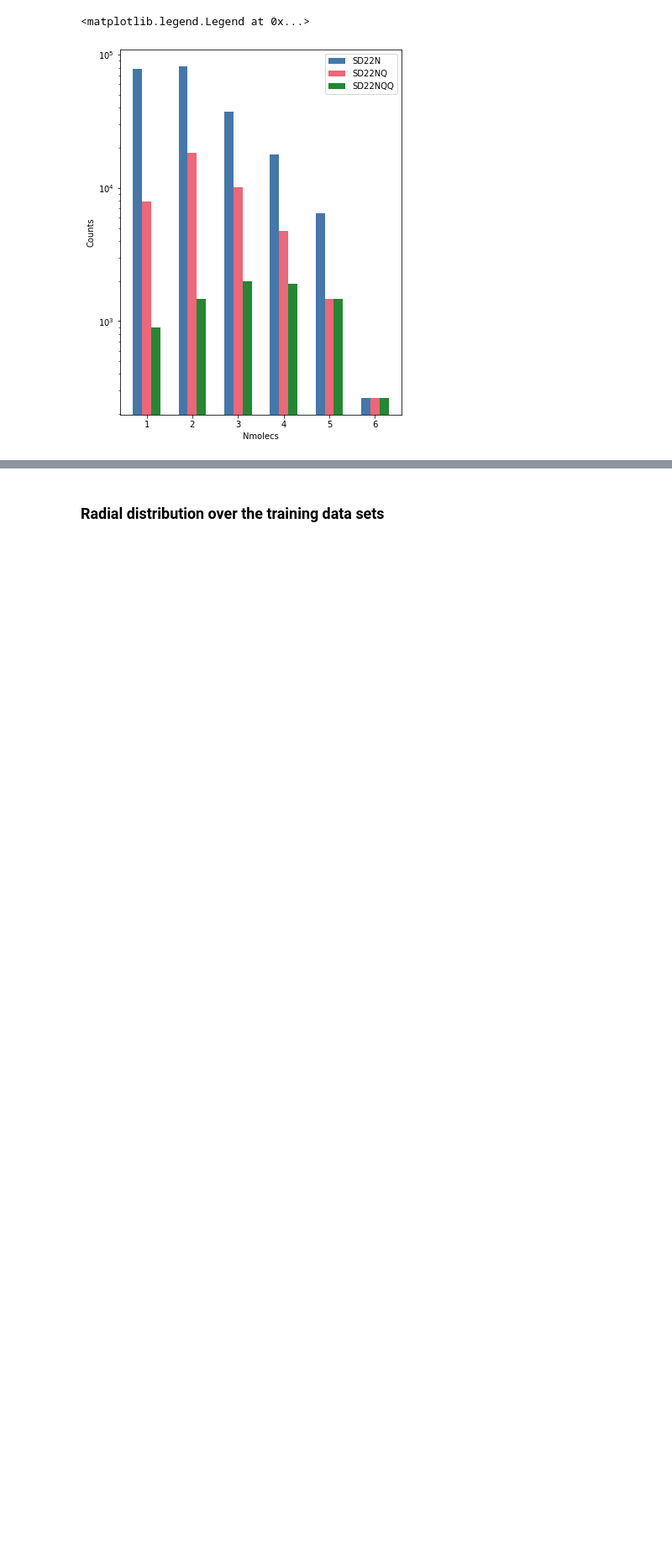
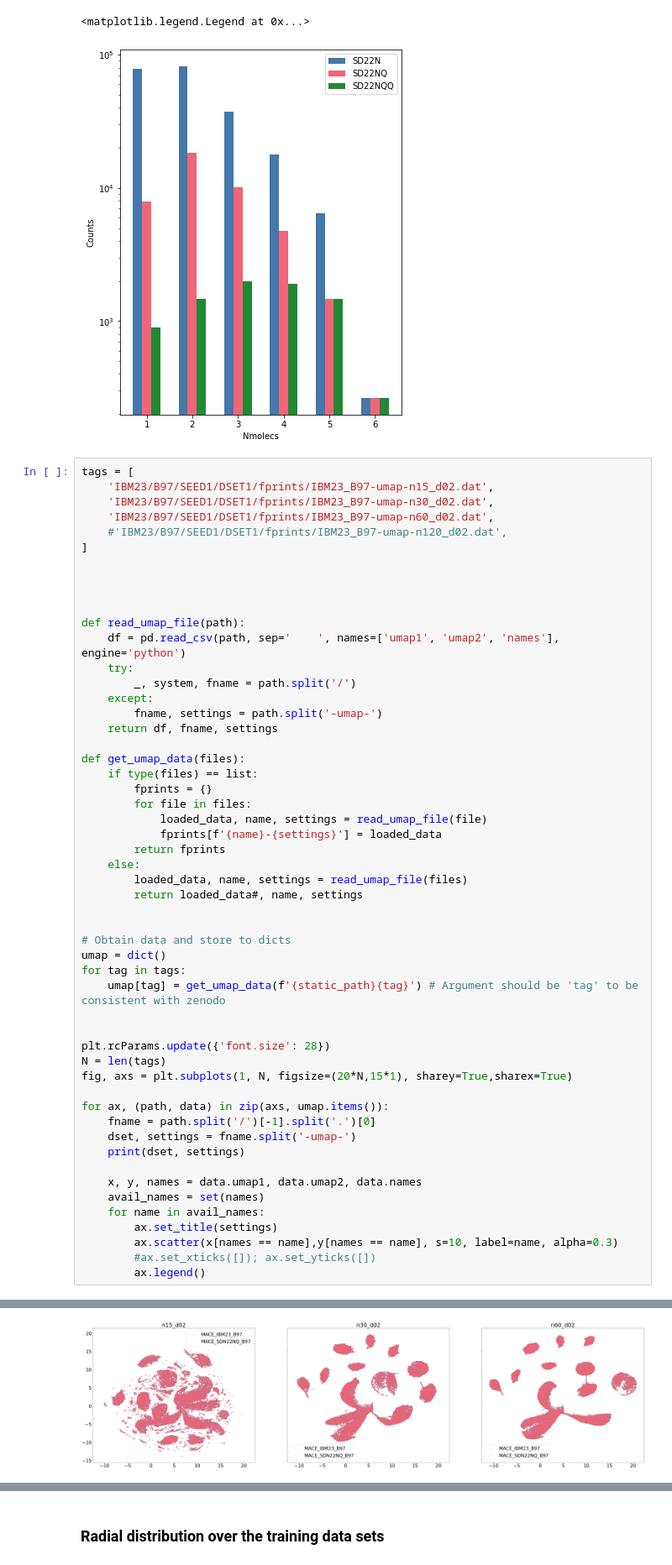
Before and after one commit to imagdau/EC-EMC_diffusion_DFT-MLIP-Data_comparison, a Jupyter notebook: for_paper.ipynb, the cells around one changed output, grey strips where cells are left out. Shown at 84% size. Cells and saved outputs as stored; diff of their text form; blank space fills up the shorter version.

Commit message:
Added some UMAP plots of the IBM23 dataset, evaluated with the IBM23_B97 and SDN22NQ_B97 models (seed1, sample1)

```diff
--- a/for_paper.ipynb
+++ b/for_paper.ipynb
@@ -502,3 +502,57 @@ plt.legend()
 # %% [output]
 <matplotlib.legend.Legend at 0x...>
 [figure]
+# %%
+tags = [
+    'IBM23/B97/SEED1/DSET1/fprints/IBM23_B97-umap-n15_d02.dat',
+    'IBM23/B97/SEED1/DSET1/fprints/IBM23_B97-umap-n30_d02.dat',
+    'IBM23/B97/SEED1/DSET1/fprints/IBM23_B97-umap-n60_d02.dat',
+    #'IBM23/B97/SEED1/DSET1/fprints/IBM23_B97-umap-n120_d02.dat',
+]
+
+
+
+
+def read_umap_file(path):
+    df = pd.read_csv(path, sep='    ', names=['umap1', 'umap2', 'names'], engine='python')
+    try:
+        _, system, fname = path.split('/')
+    except:
+        fname, settings = path.split('-umap-')
+    return df, fname, settings
+
+def get_umap_data(files):
+    if type(files) == list:
+        fprints = {}
+        for file in files:
+            loaded_data, name, settings = read_umap_file(file)
+            fprints[f'{name}-{settings}'] = loaded_data
+        return fprints
+    else:
+        loaded_data, name, settings = read_umap_file(files)
+        return loaded_data#, name, settings
+
+
+# Obtain data and store to dicts
+umap = dict()
+for tag in tags:
+    umap[tag] = get_umap_data(f'{static_path}{tag}') # Argument should be 'tag' to be consistent with zenodo
+
+
+plt.rcParams.update({'font.size': 28})
+N = len(tags)
+fig, axs = plt.subplots(1, N, figsize=(20*N,15*1), sharey=True,sharex=True)
+
+for ax, (path, data) in zip(axs, umap.items()):
+    fname = path.split('/')[-1].split('.')[0]
+    dset, settings = fname.split('-umap-')
+    print(dset, settings)
+
+    x, y, names = data.umap1, data.umap2, data.names
+    avail_names = set(names)
+    for name in avail_names:
+        ax.set_title(settings)
+        ax.scatter(x[names == name],y[names == name], s=10, label=name, alpha=0.3)
+        #ax.set_xticks([]); ax.set_yticks([])
+        ax.legend()
+# %% [output]
@@ -504,0 +562 @@ plt.legend()
+[figure, added]
```
Also changed, not shown: parts of 4 cells of this notebook.
